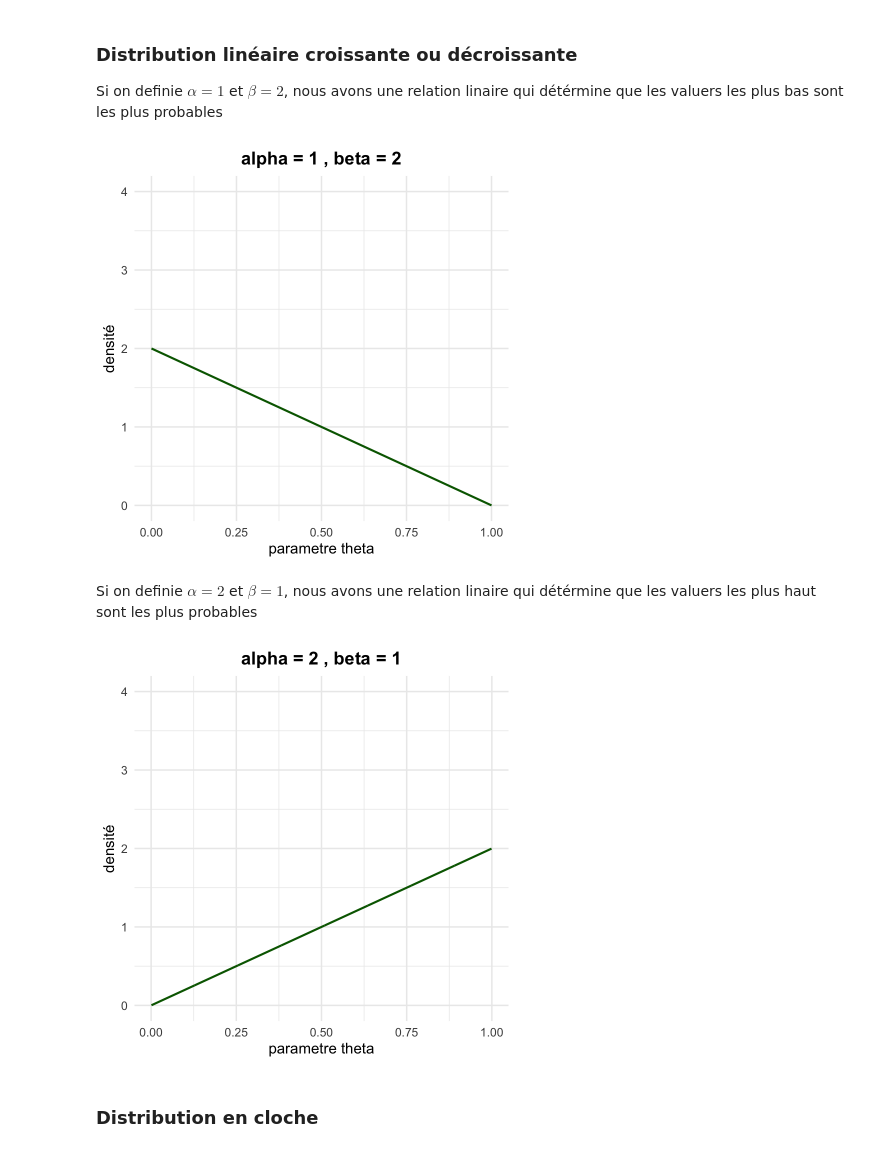
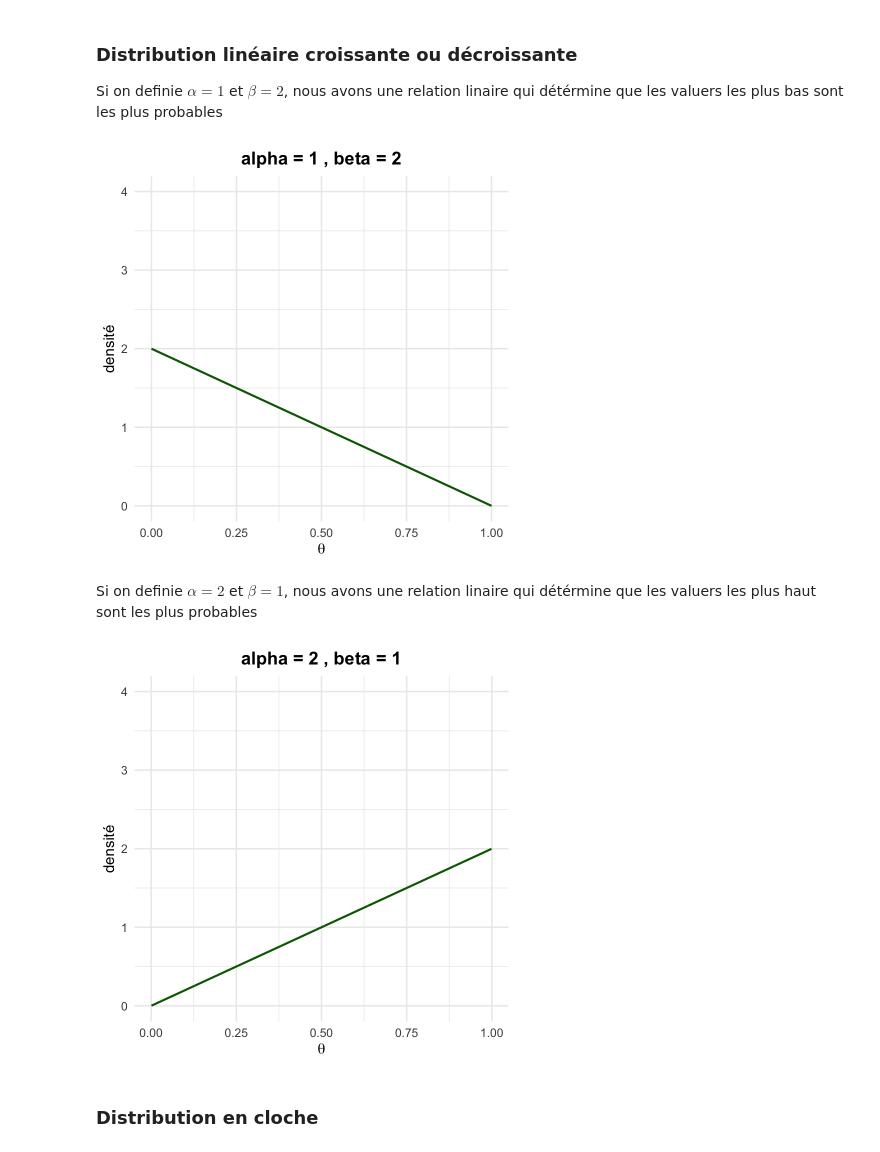
Before and after one commit to Affect-Learning-Decisions-Lab/cours_751526, a Jupyter notebook: priors/priors.ipynb, the cells around one changed output. Cells and saved outputs as stored; diff of their text form; code cells hidden in the pictures.

```diff
--- a/priors/priors.ipynb
+++ b/priors/priors.ipynb
@@ -62,23 +62,23 @@ Si on definie $\alpha = 1$ et $\beta =2$, nous avons une relation linaire qui d
 # %%
 # Define shape parameters for the Beta distribution
 alpha <- 1
 beta  <- 2
 
 # Create a data frame with values from 0 to 1 for plotting
 x <- seq(0, 1, by = 0.01)
 y <- dbeta(x, shape1 = alpha, shape2 = beta)
 
 # Faire le graphique
 ggplot(data.frame(x, y), aes(x, y)) +
   geom_line(color = "darkgreen", linewidth = 1.2 ) +
   ggtitle(paste("alpha =", alpha, ", beta =", beta)) +
-  xlab("parametre theta") +
+  xlab( expression(theta)) +
   ylab("densité") +
   ylim(0,4) +
   theme_minimal(base_size = 18) +
   theme(plot.title = element_text(hjust = 0.5, face = "bold"))
 # %% [output]
-[figure, old version]
+[figure, new version]
 # %% [markdown]
 Si on definie $\alpha = 2$ et $\beta =1$, nous avons une relation linaire qui détérmine que les valuers les plus haut sont les plus probables
 # %%
@@ -94,13 +94,13 @@ y <- dbeta(x, shape1 = alpha, shape2 = beta)
 ggplot(data.frame(x, y), aes(x, y)) +
   geom_line(color = "darkgreen", linewidth = 1.2 ) +
   ggtitle(paste("alpha =", alpha, ", beta =", beta)) +
-  xlab("parametre theta") +
+  xlab( expression(theta)) +
   ylab("densité") +
   ylim(0,4) +
   theme_minimal(base_size = 18) +
   theme(plot.title = element_text(hjust = 0.5, face = "bold"))
 # %% [output]
-[figure, old version]
+[figure, new version]
 # %% [markdown]
 ### Distribution en cloche
 # %%
```
Also changed, not shown: parts of 5 cells of this notebook, 2 other files.
